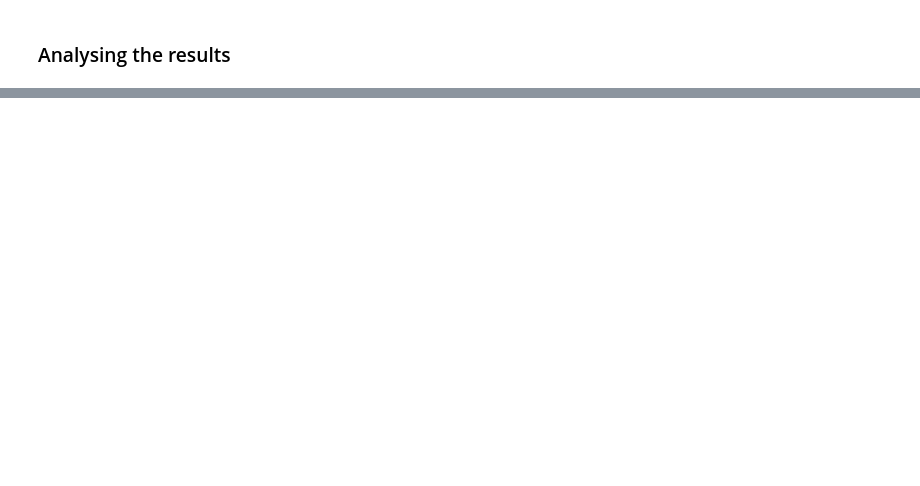
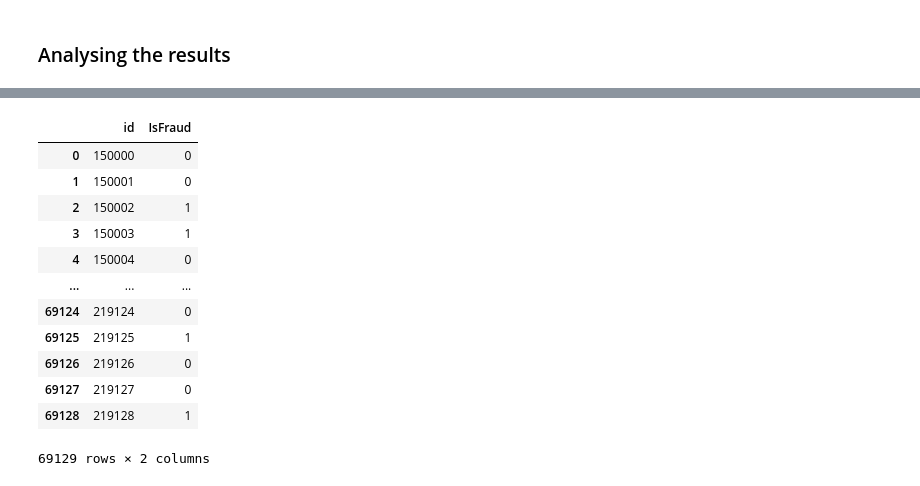
Before and after one commit to ysraell/random-forest-mc-utils, a Jupyter notebook: credit-card-fraud-prediction/tunning.ipynb, the cells around one changed output, grey strips where cells are left out. Cells and saved outputs as stored; diff of their text form; code cells hidden in the pictures; blank space fills up the shorter version.

```diff
--- a/credit-card-fraud-prediction/tunning.ipynb
+++ b/credit-card-fraud-prediction/tunning.ipynb
@@ -1239,0 +1310,2 @@ df_trees.sort_values(by='Miss Rate').head(10)
+# %%
+cls.data = [Tree for Tree in cls.data if Tree.md5hexdigest in golden_trees]
@@ -1239,0 +1337,6 @@ df_trees.sort_values(by='Miss Rate').head(10)
+# %%
+df_id = df_test['id'].to_frame()
+df_test = df_test.drop(columns=['id'])
+# %%
+cls.setSoftVoting()
+y_pred_soft = np.array(cls.testForest(df_test)).astype(int)
@@ -1239,0 +1356,17 @@ df_trees.sort_values(by='Miss Rate').head(10)
+# %%
+df_id['IsFraud'] = y_pred_soft
+df_id
+# %% [output]
+|  | id | IsFraud |
+| 0 | 150000 | 0 |
+| 1 | 150001 | 0 |
+| 2 | 150002 | 1 |
+| 3 | 150003 | 1 |
+| 4 | 150004 | 0 |
+| ... | ... | ... |
+| 69124 | 219124 | 0 |
+| 69125 | 219125 | 1 |
+| 69126 | 219126 | 0 |
+| 69127 | 219127 | 0 |
+| 69128 | 219128 | 1 |
+69129 rows × 2 columns
```
Also changed, not shown: parts of 18 cells of this notebook.
